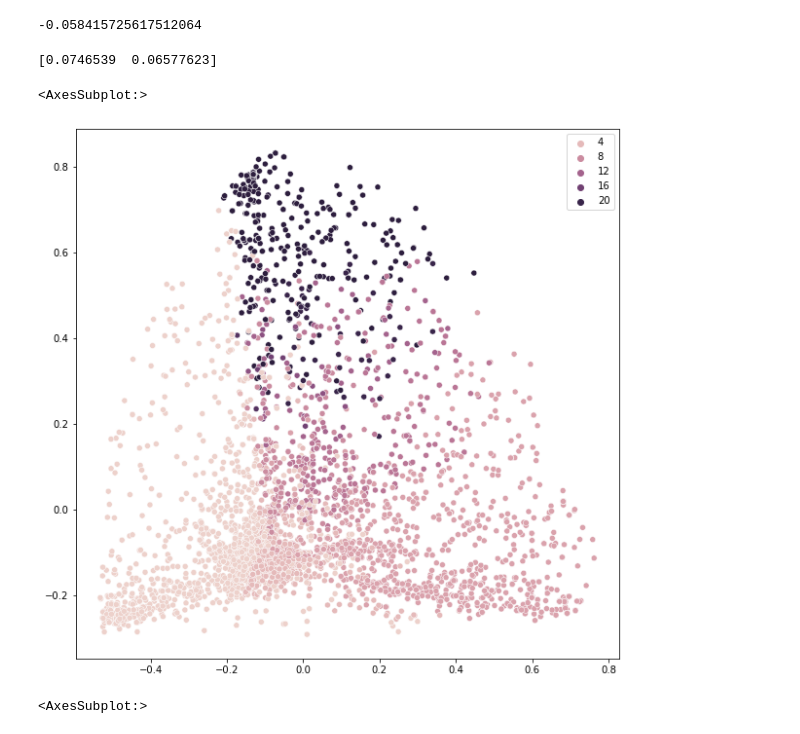
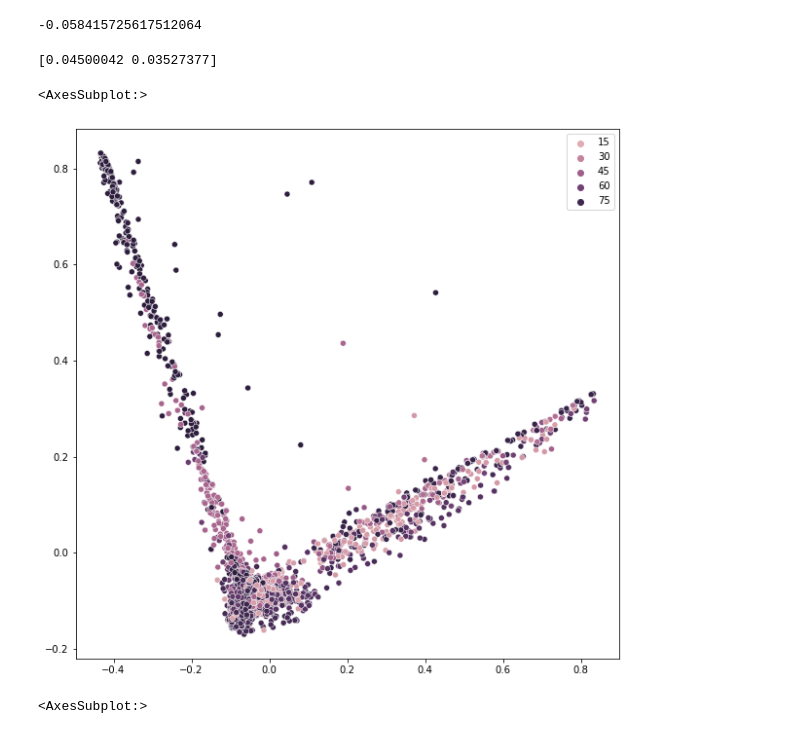
Before and after one commit to kixlab/SDS-Log-Analysis, a Jupyter notebook: n-gram.ipynb, the cells around one changed output. Cells and saved outputs as stored; diff of their text form; code cells hidden in the pictures.

```diff
--- a/n-gram.ipynb
+++ b/n-gram.ipynb
@@ -446,28 +586,28 @@ print(score)
 # %%
 
 from sklearn.cluster import AgglomerativeClustering, KMeans
 from sklearn.decomposition import PCA
 
 # cc = AgglomerativeClustering(n_clusters = 12, affinity = 'precomputed', compute_full_tree = True, linkage='average')
 
 # labels = cc.fit_predict(distances)
 # print(labels)
 
 
 pca = PCA(n_components=2)
-normalized_vectors = normalize_vectors(vectors_dict[3])
+normalized_vectors = normalize_vectors(vectors_dict[4])
 pca_result = np.ascontiguousarray(pca.fit_transform(normalized_vectors))
 
 print(pca.explained_variance_ratio_)
 
 
 plt.figure(figsize= (10, 10))
 
-sn.scatterplot(x = pca_result[:, 0], y = pca_result[:, 1], hue = clusters_dict[3])
+sn.scatterplot(x = pca_result[:, 0], y = pca_result[:, 1], hue = clusters_dict[4])
 # %% [output]
-[0.0746539  0.06577623]
+[0.04500042 0.03527377]
 <AxesSubplot:>
-[figure, old version]
+[figure, new version]
 # %%
 from scipy.cluster.hierarchy import linkage, fclusterdata
 
```
Also changed, not shown: parts of 7 cells of this notebook, 1 other file.
